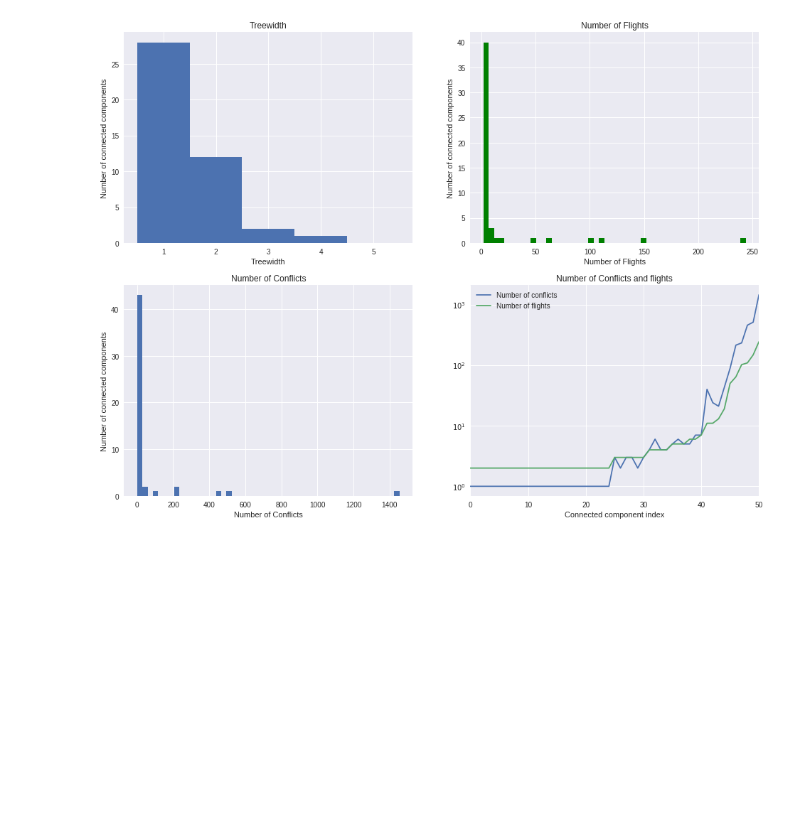
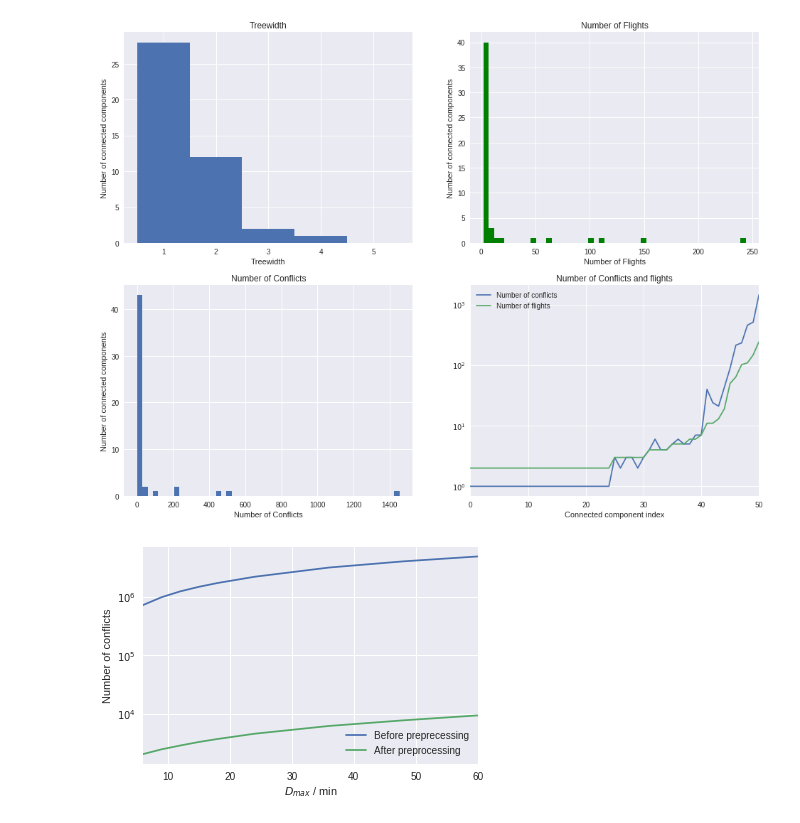
Before and after one commit to ventugithub/QCFATM, a Jupyter notebook: precalculation/analysis/Potential Conflicts Analysis I - Conflict Graph.ipynb, the cells around one changed output. Saved outputs shown, nothing was run; the diff lists cells and outputs as text; code cells hidden in the pictures; blank space fills up the shorter version.

Commit message:
Minor updates to paper

```diff
--- a/precalculation/analysis/Potential Conflicts Analysis I - Conflict Graph.ipynb
+++ b/precalculation/analysis/Potential Conflicts Analysis I - Conflict Graph.ipynb
@@ -135,3 +135,49 @@ pdf.savefig(figure=fig);
 pdf.close();
 # %% [output]
 [figure]
+# %%
+# read in all data
+inputFile = '../data/TrajDataV2_20120729.txt'
+trajectories = pd.read_csv('%s.csv' % inputFile, index_col='flightIndex')
+
+mindistance = 30.0
+
+delayPerConflict = 0
+dthreshold = 3
+Nbefore = {}
+Nafter = {}
+for maxDepartDelay in [6, 9, 12, 15, 18, 24, 36, 48, 60]:
+    mintime = dthreshold + maxDepartDelay
+
+
+    name = "mindist%05.1f_mintime%03i" % (mindistance, mintime)
+    rawPointConflictFile = '%s.%s.rawPointConflicts.csv' % (inputFile, name)
+    pointConflictFile = '%s.%s.pointConflicts.csv' % (inputFile, name)
+    parallelConflictFile = '%s.%s.parallelConflicts.csv' % (inputFile, name)
+    flights2ConflictsFile = "%s.%s.flights2Conflicts_delay%03i_thres%03i_depart%03i.h5" % (inputFile, name, delayPerConflict, dthreshold, maxDepartDelay)
+    reducedPointConflictFile = "%s.%s.reducedPointConflicts_delay%03i_thres%03i_depart%03i.csv" % (inputFile, name, delayPerConflict, dthreshold, maxDepartDelay)
+    reducedParallelConflictFile = "%s.%s.reducedParallelConflicts_delay%03i_thres%03i_depart%03i.csv" % (inputFile, name, delayPerConflict, dthreshold, maxDepartDelay)
+
+
+    rawPointConflicts = pd.read_csv(rawPointConflictFile, index_col='conflictIndex')
+    reducedPointConflicts = pd.read_csv(reducedPointConflictFile, index_col='conflictIndex')
+    reducedParallelConflicts= pd.read_csv(reducedParallelConflictFile, index_col='parallelConflict')
+
+    Nbefore[maxDepartDelay] = len(rawPointConflicts)
+    Nafter[maxDepartDelay] = len(reducedPointConflicts) + len(reducedParallelConflicts.index.unique())
+# %%
+
+pltData = pd.DataFrame([Nbefore, Nafter])
+pltData = pltData.swapaxes(0, 1)
+pltData.columns = ['Before preprecessing', 'After preprocessing']
+fig = plt.figure()
+ax = fig.add_subplot(1, 1, 1)
+pltData.plot(ax=ax)
+ax.set_yscale('log')
+ax.set_ylabel('Number of conflicts')
+ax.set_xlabel('$D_{max}$ / min')
+pdf = matplotlib.backends.backend_pdf.PdfPages('paperpics/preprocessing_reduction_number_of_conflicts.pdf');
+pdf.savefig(figure=fig);
+pdf.close();
+# %% [output]
+[figure, added]
```
Also changed, not shown: parts of 1 cell of this notebook, 3 other files.
